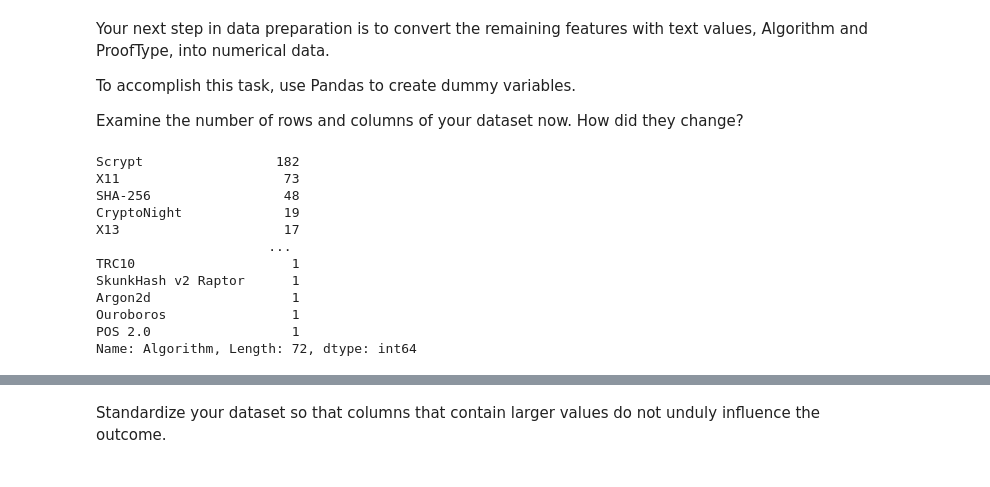
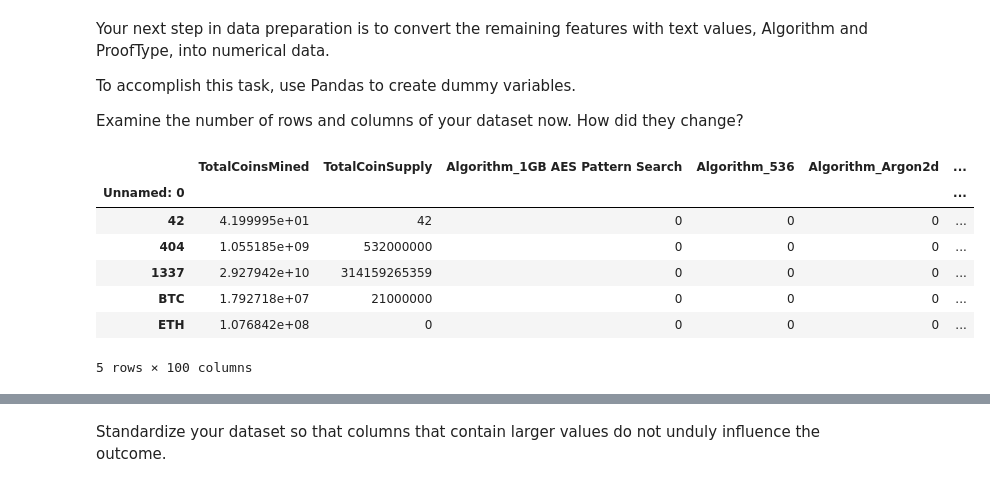
Before and after one commit to mdebone/cryptocurrency_clusters_challenge, a Jupyter notebook: cryptocurrency_clusters.wip.ipynb, the cells around one changed output, grey strips where cells are left out. Saved outputs shown, nothing was run; the diff lists cells and outputs as text; code cells hidden in the pictures.

```diff
--- a/cryptocurrency_clusters.wip.ipynb
+++ b/cryptocurrency_clusters.wip.ipynb
@@ -117,3 +123,9 @@ df.head()
 | 5 | 1337 | X13 | PoW/PoS | 2.927942e+10 | 314159265359 |
 | 7 | BTC | SHA-256 | PoW | 1.792718e+07 | 21000000 |
 | 8 | ETH | Ethash | PoW | 1.076842e+08 | 0 |
+# %%
+# Well nothing was said about the unnamed column, its got non-numeric info in it, but hasn't been told to  be dropped.
+#So its going to be the index
+
+df = df.set_index('Unnamed: 0')
+df.head()
@@ -124,17 +144,14 @@ To accomplish this task, use Pandas to create dummy variables.
 
 Examine the number of rows and columns of your dataset now. How did they change?
 # %%
-df['Algorithm'].value_counts()
+X = pd.get_dummies(df, columns=['Algorithm', 'ProofType'])
+X.head()
 # %% [output]
+|  | TotalCoinsMined | TotalCoinSupply | Algorithm_1GB AES Pattern Search | Algorithm_536 | Algorithm_Argon2d | ... |
+| Unnamed: 0 |  |  |  |  |  | ... |
+| 42 | 4.199995e+01 | 42 | 0 | 0 | 0 | ... |
+| 404 | 1.055185e+09 | 532000000 | 0 | 0 | 0 | ... |
+| 1337 | 2.927942e+10 | 314159265359 | 0 | 0 | 0 | ... |
+| BTC | 1.792718e+07 | 21000000 | 0 | 0 | 0 | ... |
+| ETH | 1.076842e+08 | 0 | 0 | 0 | 0 | ... |
-Scrypt                 182
-X11                     73
-SHA-256                 48
-CryptoNight             19
-X13                     17
-                      ...
-TRC10                    1
-SkunkHash v2 Raptor      1
-Argon2d                  1
-Ouroboros                1
-POS 2.0                  1
-Name: Algorithm, Length: 72, dtype: int64
+5 rows × 100 columns
```
Also changed, not shown: parts of 16 cells of this notebook.
